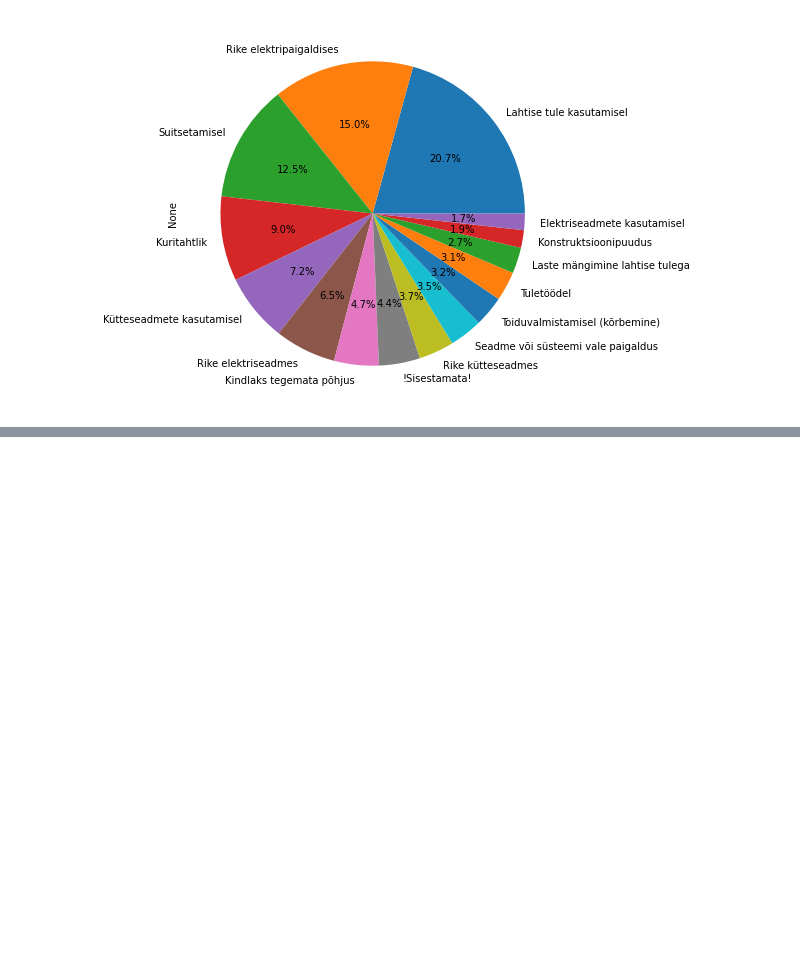
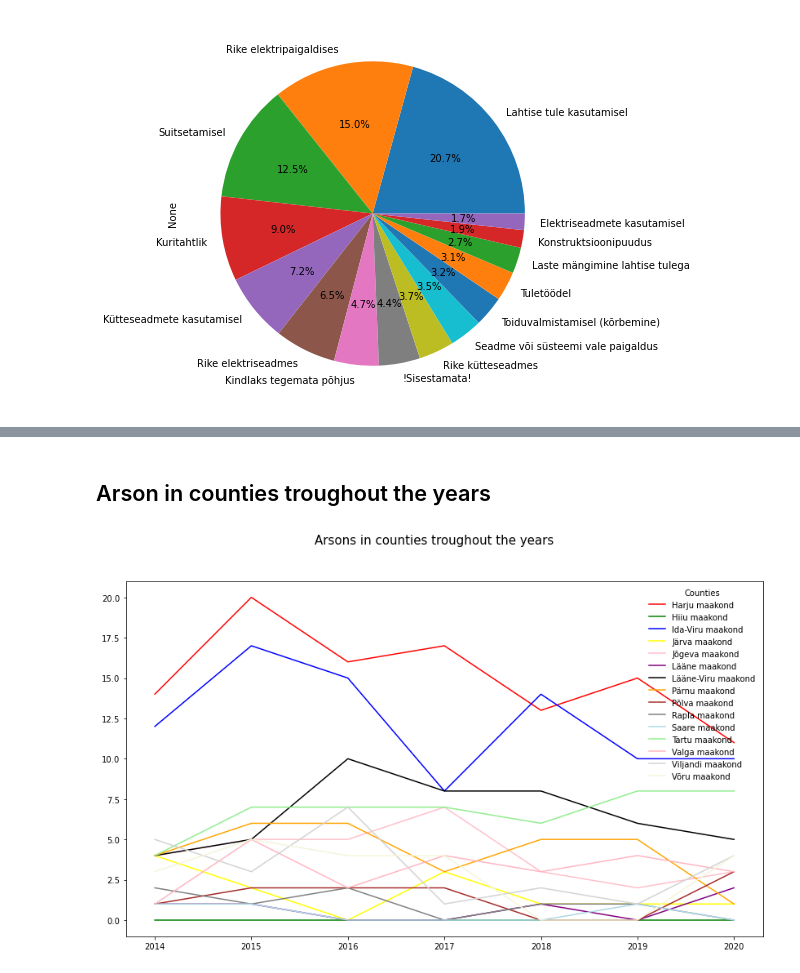
Before and after one commit to KatiIlus/IDC_Project_Fires_in_Estonia, a Jupyter notebook: Plotting.ipynb, the cells around one changed output, grey strips where cells are left out. Saved outputs shown, nothing was run; the diff lists cells and outputs as text; code cells hidden in the pictures; blank space fills up the shorter version.

```diff
--- a/Plotting.ipynb
+++ b/Plotting.ipynb
@@ -293,0 +375,67 @@ plt.show()
+# %% [markdown]
+## Arson in counties troughout the years
+# %%
+import matplotlib.pyplot as plt
+
+data_by_years = [year2014, year2015, year2016, year2017, year2018, year2019, year2020]
+
+def arsons_in_county(county):
+    k = [0, 0, 0, 0, 0, 0, 0]
+
+    for i in range(len(data_by_years)):
+        for j in data_by_years[i]:
+            if (j[3]== "Kuritahtlik" and j[0]== county):
+                k[i] = k[i] + 1
+
+    return k
+
+# The data
+x = ['2014', '2015', '2016', '2017', '2018', '2019', '2020']
+y1 = arsons_in_county("Harju maakond")
+y2 = arsons_in_county("Hiiu maakond")
+y3 = arsons_in_county("Ida-Viru maakond")
+y4 = arsons_in_county("Järva maakond")
+y5 = arsons_in_county("Jõgeva maakond")
+y6 = arsons_in_county("Lääne maakond")
+y7 = arsons_in_county("Lääne-Viru maakond")
+y8 = arsons_in_county("Pärnu maakond")
+y9 = arsons_in_county("Põlva maakond")
+y10 = arsons_in_county("Rapla maakond")
+y11 = arsons_in_county("Saare maakond")
+y12 = arsons_in_county("Tartu maakond")
+y13 = arsons_in_county("Valga maakond")
+y14 = arsons_in_county("Viljandi maakond")
+y15 = arsons_in_county("Võru maakond")
+
+#Initialise the figure and axes.
+fig, ax = plt.subplots(1, figsize=(14, 8))
+
+# Set the title for the figure
+fig.suptitle('Arsons in counties troughout the years', fontsize=15)
+
+# Draw all the lines in the same plot, assigning a label for each one to be
+# shown in the legend.
+ax.plot(x, y1, color="red", label="Harju maakond")
+ax.plot(x, y2, color="green", label="Hiiu maakond")
+ax.plot(x, y3, color="blue", label="Ida-Viru maakond")
+ax.plot(x, y4, color="yellow", label="Järva maakond")
+ax.plot(x, y5, color="pink", label="Jõgeva maakond")
+ax.plot(x, y6, color="purple", label="Lääne maakond")
+ax.plot(x, y7, color="black", label="Lääne-Viru maakond")
+ax.plot(x, y8, color="orange", label="Pärnu maakond")
+ax.plot(x, y9, color="brown", label="Põlva maakond")
+ax.plot(x, y10, color="gray", label="Rapla maakond")
+ax.plot(x, y11, color="lightblue", label="Saare maakond")
+ax.plot(x, y12, color="lightgreen", label="Tartu maakond")
+ax.plot(x, y13, color="lightpink", label="Valga maakond")
+ax.plot(x, y14, color="lightgray", label="Viljandi maakond")
+ax.plot(x, y15, color="beige", label="Võru maakond")
+
+
+
+# Add a legend, and position it on the lower right (with no box)
+plt.legend(loc="upper right", title="Counties", frameon=False)
+
+plt.show()
+# %% [output]
+[figure, added]
```
Also changed, not shown: parts of 11 cells of this notebook, 1 other file.
